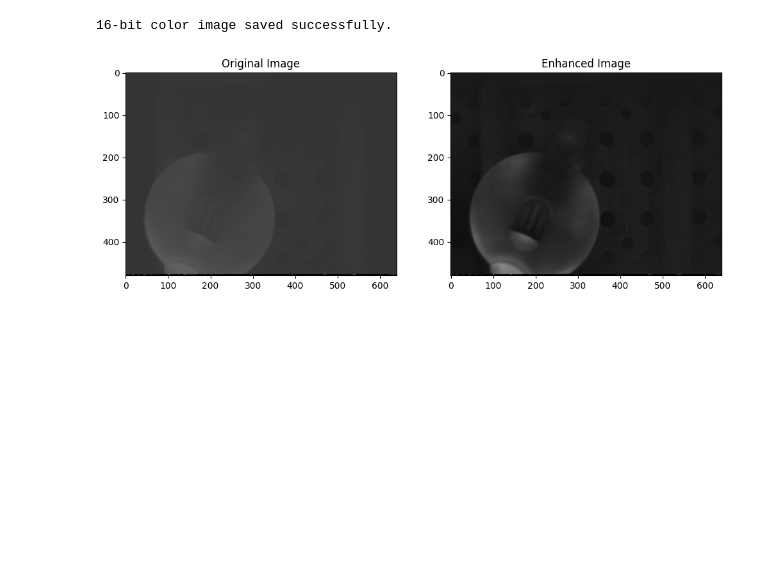
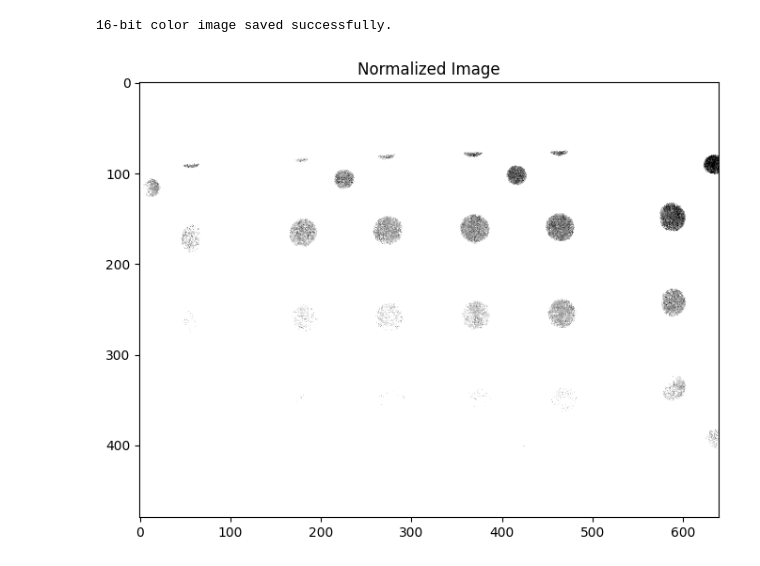
Before and after one commit to spsaswat/APPF_FLIR, a Jupyter notebook: SensorCommunication/gantry_communication_code.ipynb, the cells around one changed output. Drawn from its saved outputs; the diff is of its cells as text; code cells hidden in the pictures; blank space fills up the shorter version.

```diff
--- a/SensorCommunication/gantry_communication_code.ipynb
+++ b/SensorCommunication/gantry_communication_code.ipynb
@@ -214,63 +214,77 @@ print("16-bit color image saved successfully.")
 import cv2
 import numpy as np
 import matplotlib.pyplot as plt
 
-def enhance_contrast_advanced(image_path, clip_limit=4.0, tile_grid_size=(8, 8), gamma=1.5):
+def enhance_contrast_refined(image_path, gamma=2.0, clip_limit=20.0, tile_grid_size=(8, 8), blur_strength=9):
     # Read the image using cv2
     image = cv2.imread(image_path, cv2.IMREAD_UNCHANGED)
 
     # Check if the image was loaded correctly
     if image is None:
         raise ValueError("Image not loaded properly.")
 
-    # Step 1: Normalize the image to stretch the pixel values across the full range
+    # Step 1: Normalize the image to use the full range of the mono16 format
     normalized_image = cv2.normalize(image, None, alpha=0, beta=65535, norm_type=cv2.NORM_MINMAX)
+    plt.figure(figsize=(12, 6))
+
+    plt.plot()
+    plt.imshow(normalized_image, cmap='gray', vmin=5000, vmax=15000)
+    plt.title('Normalized Image')
+    plt.show()
 
     # Step 2: Apply CLAHE (Contrast Limited Adaptive Histogram Equalization)
     clahe = cv2.createCLAHE(clipLimit=clip_limit, tileGridSize=tile_grid_size)
     normalized_image_16bit = normalized_image.astype(np.uint16)
     enhanced_image = clahe.apply((normalized_image_16bit // 256).astype(np.uint8)) * 256
 
-    # Step 3: Scale the enhanced image back to the 65535 range
-    enhanced_image = cv2.normalize(enhanced_image, None, alpha=0, beta=65535, norm_type=cv2.NORM_MINMAX)
-
-    # Step 4: Apply Gamma Correction
+    # Step 3: Apply Gamma Correction
     gamma_corrected = np.power(enhanced_image / float(np.max(enhanced_image)), gamma) * 65535
     gamma_corrected = gamma_corrected.astype(np.uint16)
 
-    return gamma_corrected
+    plt.plot()
+    plt.imshow(gamma_corrected, cmap='gray', vmin=5000, vmax=15000)
+    plt.title('Gamma Corrected Image')
+    plt.show()
 
-def plot_image_histogram(image, title):
-    plt.figure(figsize=(10, 6))
-    plt.hist(image.flatten(), bins=65536, range=(0, 65535), color='gray', alpha=0.7)
-    plt.title(title)
-    plt.xlabel('Pixel Intensity')
-    plt.ylabel('Frequency')
+    # Step 4: Apply Bilateral Filter for noise reduction while preserving edges
+    gamma_corrected_8bit = (gamma_corrected // 256).astype(np.uint8)
+    filtered_8bit = cv2.bilateralFilter(gamma_corrected_8bit, d=blur_strength, sigmaColor=75, sigmaSpace=75)
+
+    # Convert back to 16-bit
+    filtered_16bit = filtered_8bit.astype(np.uint16) * 256
+
+    # Step 5: Edge Enhancement using Unsharp Mask
+    blurred = cv2.GaussianBlur(filtered_16bit, (0, 0), 3)
+    sharpened = cv2.addWeighted(filtered_16bit, 1.5, blurred, -0.5, 0)
+
+    # Step 6: Final normalization to ensure full dynamic range is used
+    final_image = cv2.normalize(sharpened, None, alpha=0, beta=65535, norm_type=cv2.NORM_MINMAX)
+
+    return final_image
+
+def plot_images(original_image, enhanced_image):
+    plt.figure(figsize=(12, 6))
+
+    plt.subplot(1, 2, 1)
+    plt.imshow(original_image, cmap='gray', vmin=0, vmax=65535)
+    plt.title('Original Image')
+
+    plt.subplot(1, 2, 2)
+    plt.imshow(enhanced_image, cmap='gray', vmin=0, vmax=65535)
+    plt.title('Enhanced Image')
+
     plt.show()
 
 # Path to the image
-image_path = "../SensorCommunication/Acquisition/20240815-155900_tiff/20240815-155900/Acquisition-1509.tiff"
+image_path = "../SensorCommunication/Acquisition/calib_data_2/calib_data_2/20240822-125442/Acquisition-1054.tiff"
 
-# Apply the advanced enhancement algorithm
-enhanced_image = enhance_contrast_advanced(image_path, clip_limit=4.0, tile_grid_size=(8, 8), gamma=1.5)
+# Apply the refined enhancement algorithm
+enhanced_image = enhance_contrast_refined(image_path, gamma=2.0, clip_limit=20.0, tile_grid_size=(8, 8), blur_strength=9)
 
-# Plot the original and enhanced images
+# Load the original image for comparison
 original_image = cv2.imread(image_path, cv2.IMREAD_UNCHANGED)
 
-plt.figure(figsize=(12, 6))
-
-plt.subplot(1, 2, 1)
-plt.imshow(original_image, cmap='gray')
-plt.title('Original Image')
-
-plt.subplot(1, 2, 2)
-plt.imshow(enhanced_image, cmap='gray')
-plt.title('Enhanced Image')
-
-plt.show()
-
-# Plot histograms for comparison
-# plot_image_histogram(original_image, 'Histogram of Original Image')
-# plot_image_histogram(enhanced_image, 'Histogram of Enhanced Image')
+# Display the original and enhanced images
+plot_images(original_image, enhanced_image)
 # %% [output]
-[figure, old version]
+[figure, new version]
```
Also changed, not shown: parts of 2 cells of this notebook, 17 other files.
